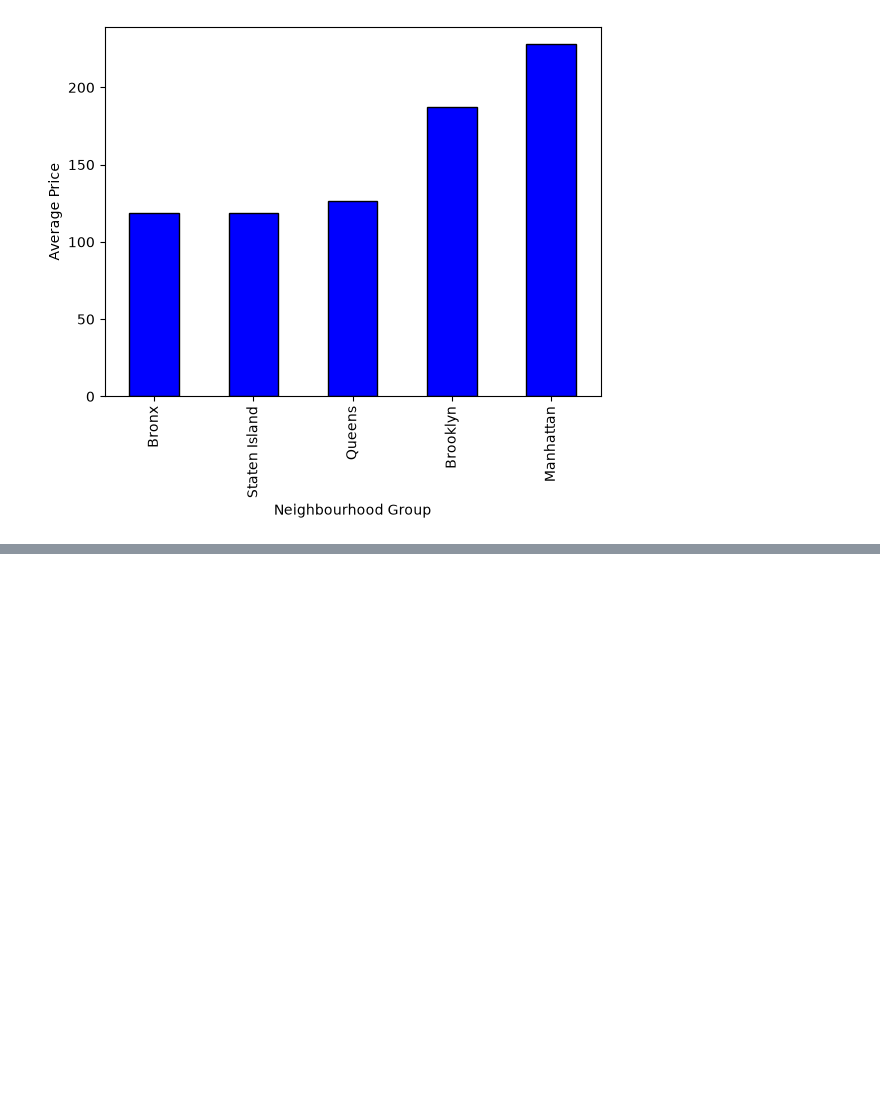
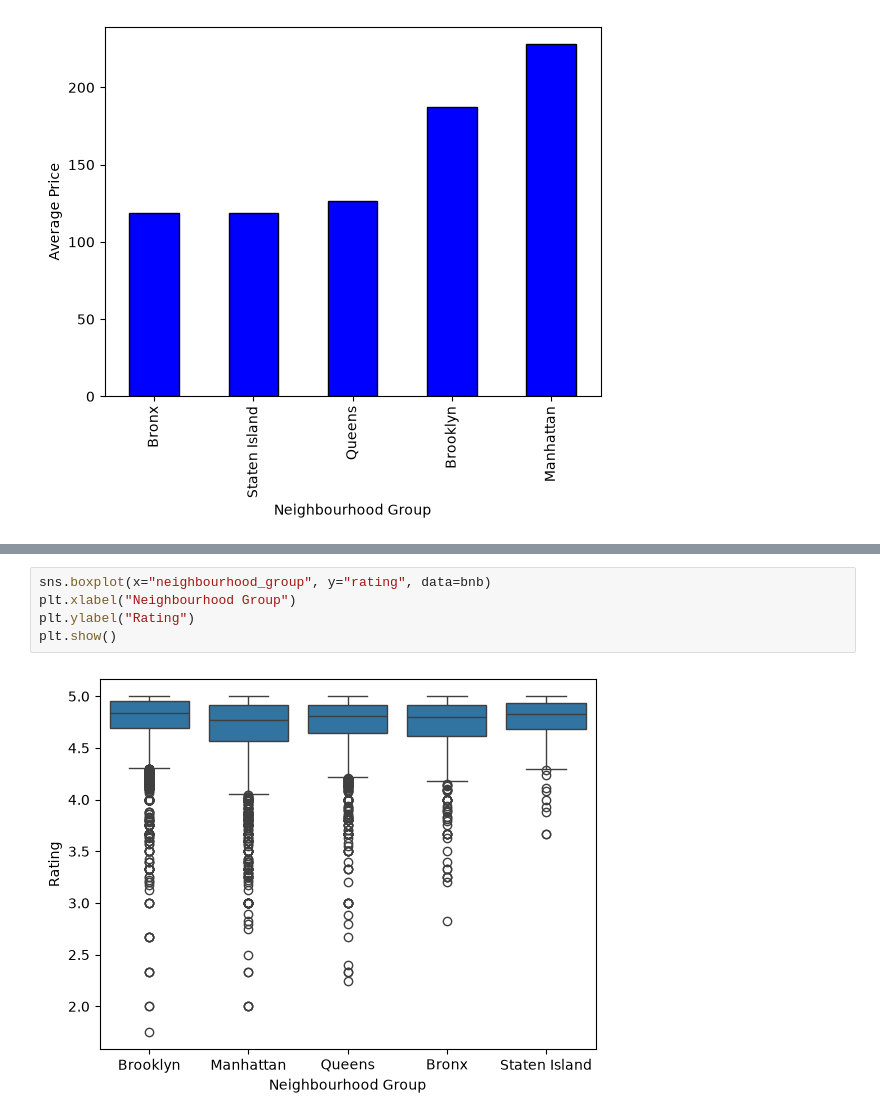
Before and after one commit to mus9090/pandas-practice, a Jupyter notebook: 03-pandas-eda.ipynb, the cells around one changed output, grey strips where cells are left out. Cells and saved outputs as stored; diff of their text form; blank space fills up the shorter version.

```diff
--- a/03-pandas-eda.ipynb
+++ b/03-pandas-eda.ipynb
@@ -243,0 +304,7 @@ Text(0, 0.5, 'Average Price')
+# %%
+sns.boxplot(x="neighbourhood_group", y="rating", data=bnb)
+plt.xlabel("Neighbourhood Group")
+plt.ylabel("Rating")
+plt.show()
+# %% [output]
+[figure, added]
```
Also changed, not shown: parts of 8 cells of this notebook.
